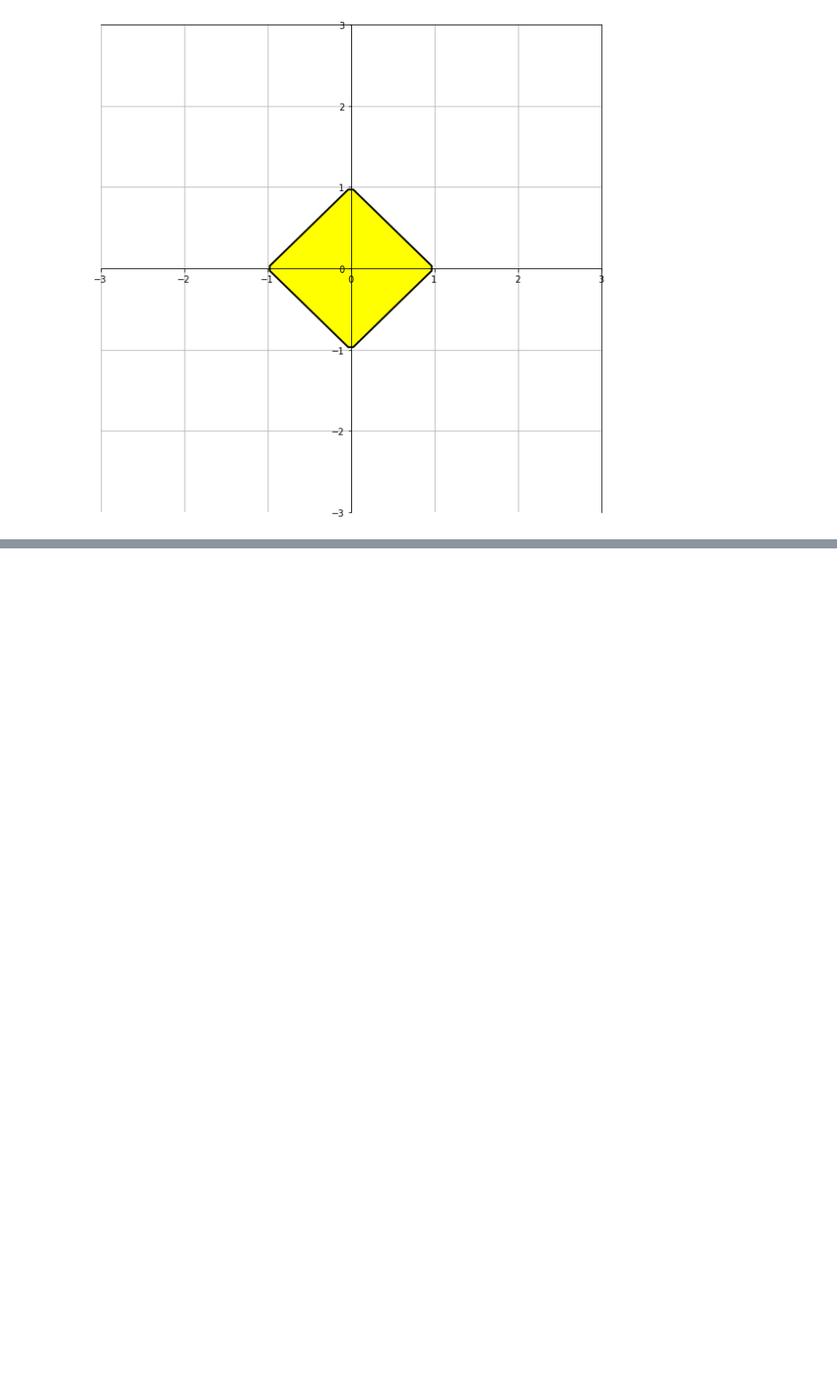
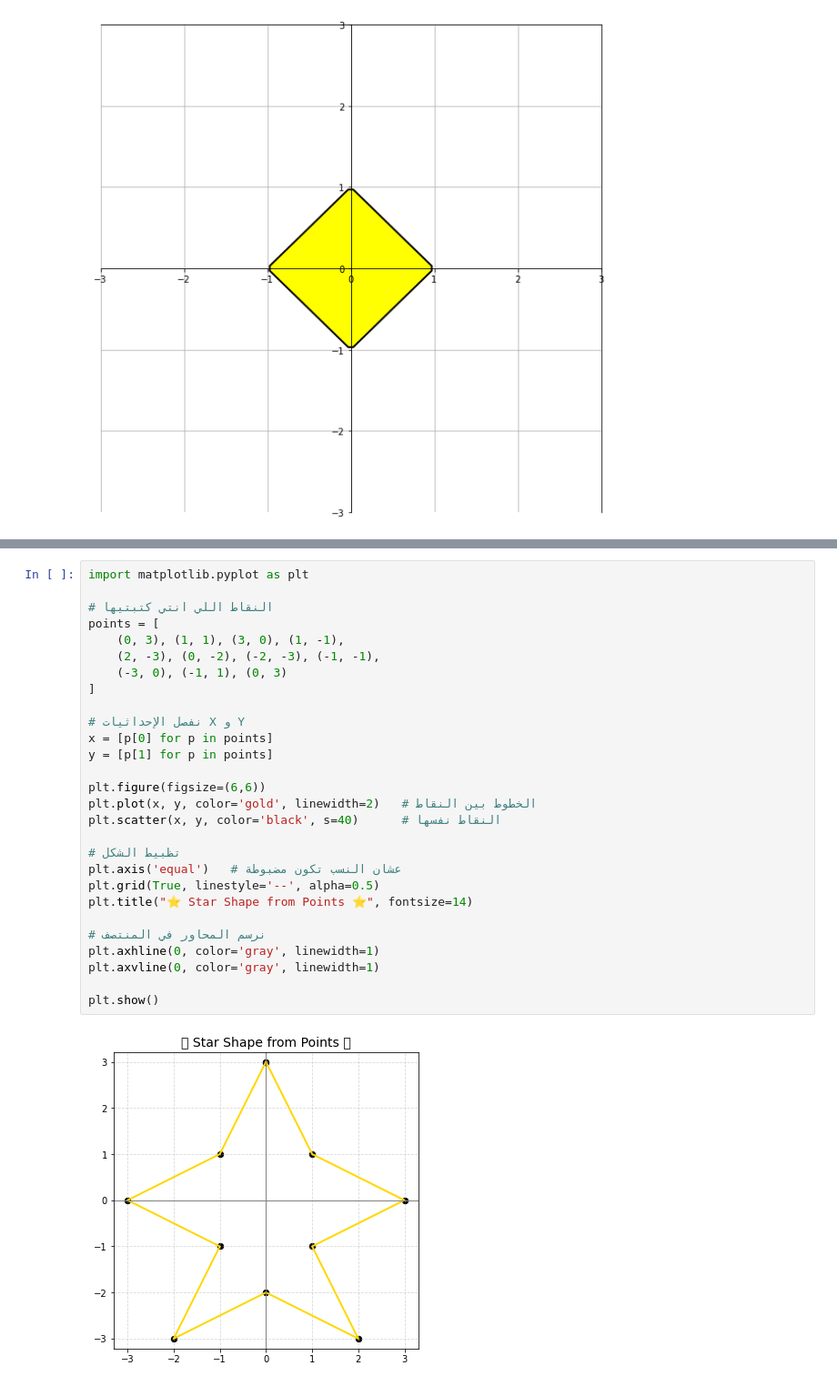
Before and after one commit to Malkah04/MachineLearing-NeuralNetwork, a Jupyter notebook: neural/lab5/trainingPreceptron.ipynb, the cells around one changed output, grey strips where cells are left out. Shown at 91% size. Cells and saved outputs as stored; diff of their text form; blank space fills up the shorter version.

```diff
--- a/neural/lab5/trainingPreceptron.ipynb
+++ b/neural/lab5/trainingPreceptron.ipynb
@@ -139,0 +404,30 @@ plt.show()
+# %%
+import matplotlib.pyplot as plt
+
+# النقاط اللي انتي كتبتيها
+points = [
+    (0, 3), (1, 1), (3, 0), (1, -1),
+    (2, -3), (0, -2), (-2, -3), (-1, -1),
+    (-3, 0), (-1, 1), (0, 3)
+]
+
+# نفصل الإحداثيات X و Y
+x = [p[0] for p in points]
+y = [p[1] for p in points]
+
+plt.figure(figsize=(6,6))
+plt.plot(x, y, color='gold', linewidth=2)   # الخطوط بين النقاط
+plt.scatter(x, y, color='black', s=40)      # النقاط نفسها
+
+# تظبيط الشكل
+plt.axis('equal')   # عشان النسب تكون مضبوطة
+plt.grid(True, linestyle='--', alpha=0.5)
+plt.title("⭐ Star Shape from Points ⭐", fontsize=14)
+
+# نرسم المحاور في المنتصف
+plt.axhline(0, color='gray', linewidth=1)
+plt.axvline(0, color='gray', linewidth=1)
+
+plt.show()
+# %% [output]
+[figure, added]
```
Also changed, not shown: parts of 17 cells of this notebook, 3 other files.
